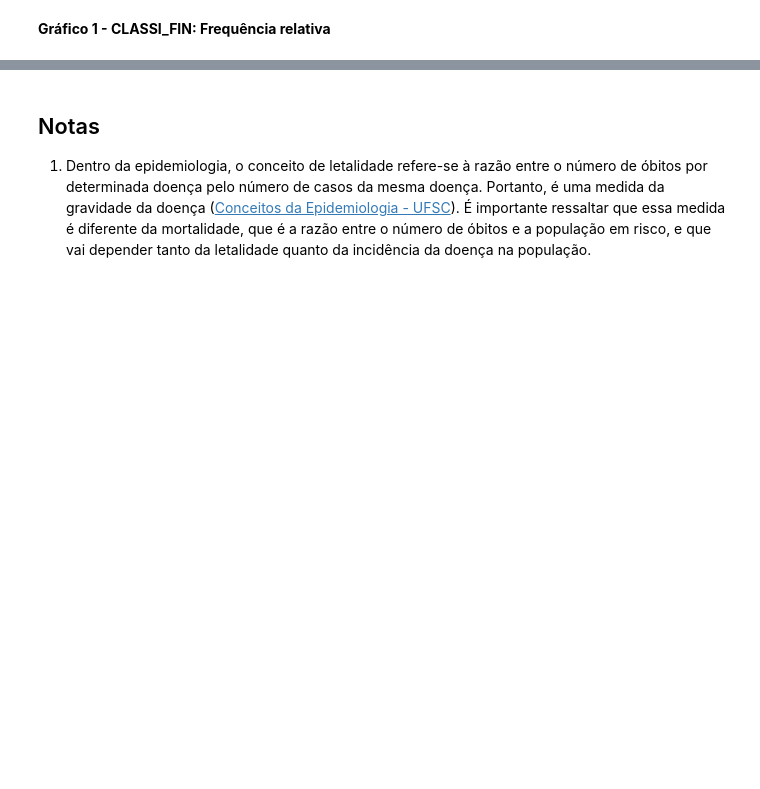
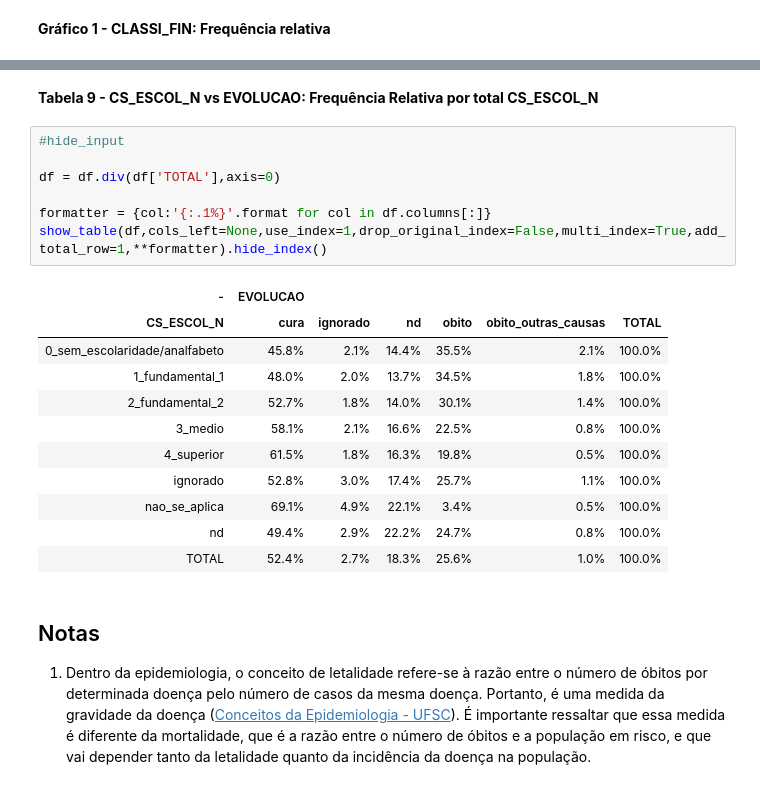
Before and after one commit to victor-marchesini/myfastpage, a Jupyter notebook: _notebooks/2021-06-06-AtividadeFinal-Parte1.ipynb, the cells around one changed output, grey strips where cells are left out. Cells and saved outputs as stored; diff of their text form; blank space fills up the shorter version.

```diff
--- a/_notebooks/2021-06-06-AtividadeFinal-Parte1.ipynb
+++ b/_notebooks/2021-06-06-AtividadeFinal-Parte1.ipynb
@@ -750,3 +795,24 @@ show_table(df,cols_left=None,use_index=0,drop_original_index=False,multi_index=T
+# %% [markdown]
+**Tabela 9 - CS_ESCOL_N vs EVOLUCAO: Frequência Relativa por total CS_ESCOL_N**
+# %%
+#hide_input
+
+df = df.div(df['TOTAL'],axis=0)
+
+formatter = {col:'{:.1%}'.format for col in df.columns[:]}
+show_table(df,cols_left=None,use_index=1,drop_original_index=False,multi_index=True,add_total_row=1,**formatter).hide_index()
+# %% [output]
+| - | EVOLUCAO |  |  |  |  |  |
+| CS_ESCOL_N | cura | ignorado | nd | obito | obito_outras_causas | TOTAL |
+| 0_sem_escolaridade/analfabeto | 45.8% | 2.1% | 14.4% | 35.5% | 2.1% | 100.0% |
+| 1_fundamental_1 | 48.0% | 2.0% | 13.7% | 34.5% | 1.8% | 100.0% |
+| 2_fundamental_2 | 52.7% | 1.8% | 14.0% | 30.1% | 1.4% | 100.0% |
+| 3_medio | 58.1% | 2.1% | 16.6% | 22.5% | 0.8% | 100.0% |
+| 4_superior | 61.5% | 1.8% | 16.3% | 19.8% | 0.5% | 100.0% |
+| ignorado | 52.8% | 3.0% | 17.4% | 25.7% | 1.1% | 100.0% |
+| nao_se_aplica | 69.1% | 4.9% | 22.1% | 3.4% | 0.5% | 100.0% |
+| nd | 49.4% | 2.9% | 22.2% | 24.7% | 0.8% | 100.0% |
+| TOTAL | 52.4% | 2.7% | 18.3% | 25.6% | 1.0% | 100.0% |
 # %% [markdown]
 ## Notas
 
```
Also changed, not shown: parts of 39 cells of this notebook.
